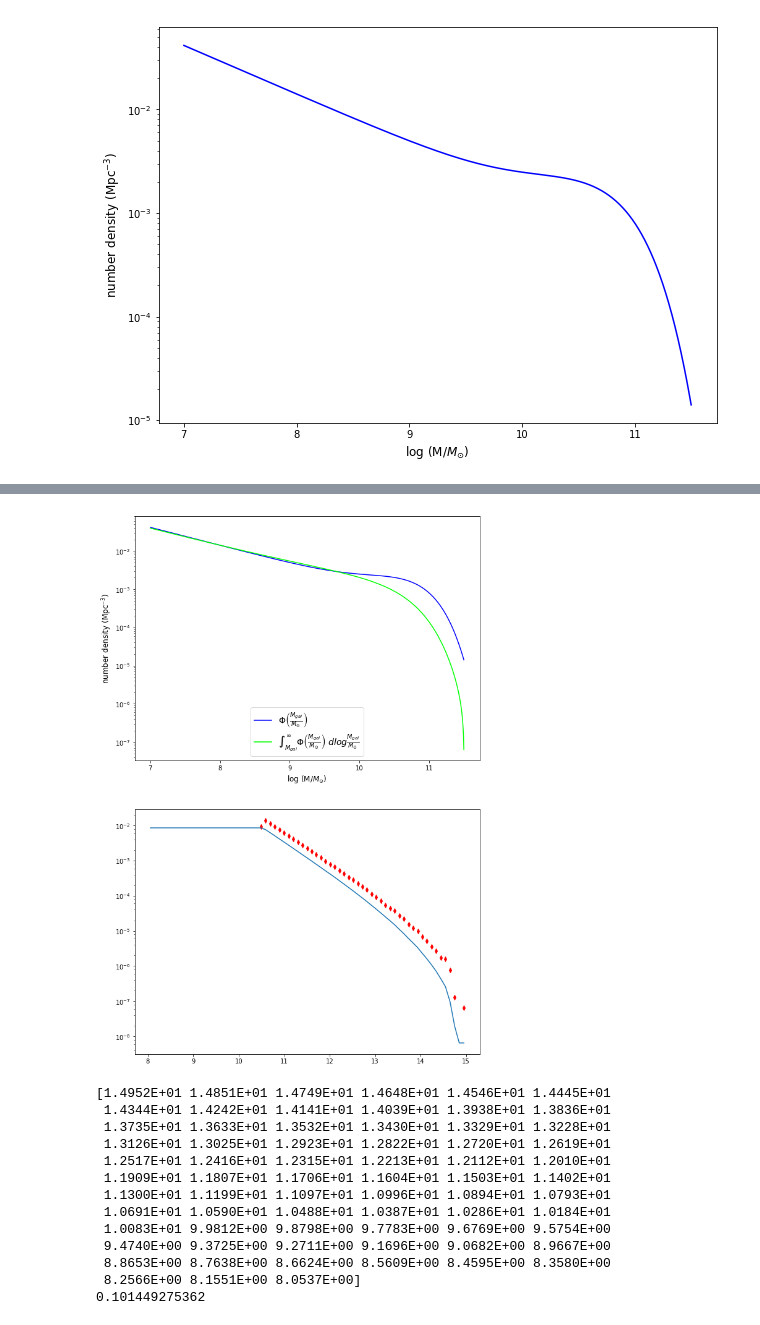
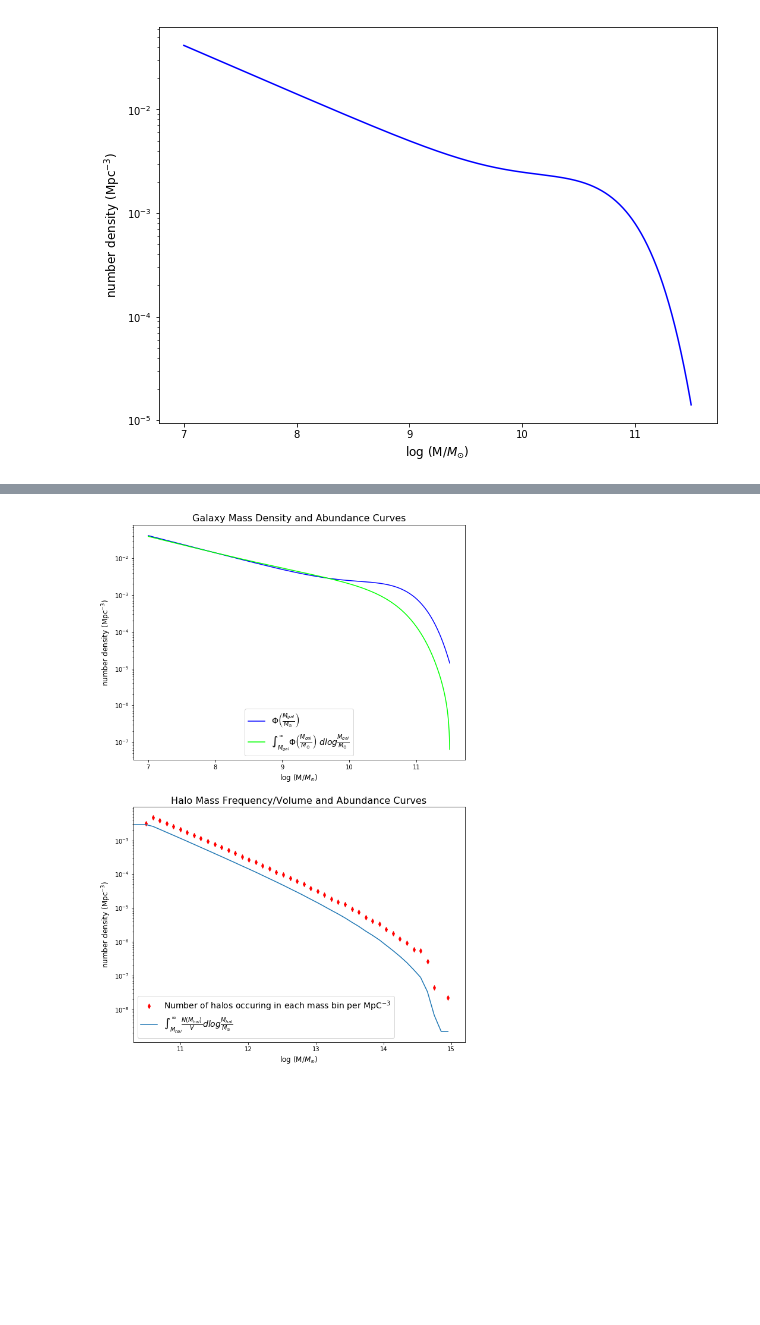
Before and after one commit to patricks1/Tinker, a Jupyter notebook: schechter.ipynb, the cells around one changed output, grey strips where cells are left out. Drawn from its saved outputs; the diff is of its cells as text; code cells hidden in the pictures; blank space fills up the shorter version.

```diff
--- a/schechter.ipynb
+++ b/schechter.ipynb
@@ -51,7 +51,7 @@ halomassplot.set_ylabel('number density (pure count)',fontsize=12)
 halomassplot.set_xlabel('$M_{hal}/M_{\odot}$',fontsize=12)
 halomassplot.set_title('Halo Mass Histogram',fontsize=15)
 
-halofreq=halofreq/(250.)**3. #frequency per cubic megaparsec
+halofreq=halofreq/(250./0.7)**3. #frequency per cubic megaparsec
 midbins = (binsout[1:]+binsout[:-1])/2.
 logmidbins=np.log10(midbins)
 
@@ -110,46 +110,40 @@ revphi = np.flip(phi,0) #reverse galaxy number density array so I can calculate
 revlogmratio = np.flip(logmratio,0) #reverse the logmratio array so I can plot the area later in the code
 dx_gal = (logmratio.max()-logmratio.min())/(len(logmratio))
 sumdy_gal = np.array([revphi[:i].sum() for i in np.arange(1,len(phi)+1,1)])
 galaxyarea=sumdy_gal*dx_gal
 
 fig=plt.figure(figsize=(10,16))
 
 galaxymassplt=fig.add_subplot(2,1,1)
 #Replot the galaxy mass density function created earlier
 galaxymassplt.semilogy(logmratio,phi,'b-',
                       label='$\\Phi \\left(\\frac{M_{gal}}{M_{\\odot}} \\right)$')
 galaxymassplt.set_ylabel('number density (Mpc$^{-3}$)',fontsize=12)
 galaxymassplt.set_xlabel('log (M/$M_{\odot}$)',fontsize=12)
 #Plot the area under the galaxy mass density function according to the integral from M_gal to inf
 galaxymassplt.semilogy(revlogmratio,galaxyarea,color=(0,1,0),
                        label='$\\int_{M_{gal}}^{\\infty}\\Phi \\left(\\frac{M_{gal}}{M_{\\odot}} \\right)\;'
                        'dlog\\frac{M_{gal}}{M_{\\odot}}$')
 galaxymassplt.legend(fontsize=14,loc='lower center')
+galaxymassplt.set_title('Galaxy Mass Density and Abundance Curves',fontsize=16)
 
 #CREATE THE ABUNDANCE CURVE FOR HALO MASS
 revhalofreq = np.flip(halofreq,0) #reverse the halo frequency array so I can calculate the area as the integral from M_hal to inf
 revlogmidbins = np.flip(logmidbins,0) #reverse the logmidbins array so I can plot the area later in the code
 dx_hal=(logbins.max()-logbins.min())/(len(logbins)-1)
 sumdy_hal=np.array([revhalofreq[:i].sum() for i in np.arange(1,len(revhalofreq)+1,1)])
 haloarea=sumdy_hal*dx_hal
 
 haloabundanceplt=fig.add_subplot(2,1,2)
-haloabundanceplt.semilogy(logmidbins,halofreq,'rd',markersize=5)
-haloabundanceplt.semilogy(revlogmidbins,haloarea)
+haloabundanceplt.semilogy(logmidbins,halofreq,'rd',markersize=5,label='Number of halos occuring in each mass bin per MpC$^{-3}$')
+haloabundanceplt.semilogy(revlogmidbins,haloarea,label='$\\int_{M_{hal}}^{\infty}\\frac{N(M_{hal})}{V}dlog\\frac{M_{hal}}{M_{\odot}}$')
+haloabundanceplt.set_xlabel('log (M/$M_{\odot}$)',fontsize=12)
+haloabundanceplt.set_ylabel('number density (Mpc$^{-3}$)',fontsize=12)
+haloabundanceplt.legend(fontsize=14)
+haloabundanceplt.set_title('Halo Mass Frequency/Volume and Abundance Curves',fontsize=16)
+haloabundanceplt.set_xlim(10.3,15.2)
 
+plt.savefig('Abundance Curves.png')
 plt.show()
 # %% [output]
-[figure, old version]
+[figure, new version]
-[1.4952E+01 1.4851E+01 1.4749E+01 1.4648E+01 1.4546E+01 1.4445E+01
- 1.4344E+01 1.4242E+01 1.4141E+01 1.4039E+01 1.3938E+01 1.3836E+01
- 1.3735E+01 1.3633E+01 1.3532E+01 1.3430E+01 1.3329E+01 1.3228E+01
- 1.3126E+01 1.3025E+01 1.2923E+01 1.2822E+01 1.2720E+01 1.2619E+01
- 1.2517E+01 1.2416E+01 1.2315E+01 1.2213E+01 1.2112E+01 1.2010E+01
- 1.1909E+01 1.1807E+01 1.1706E+01 1.1604E+01 1.1503E+01 1.1402E+01
- 1.1300E+01 1.1199E+01 1.1097E+01 1.0996E+01 1.0894E+01 1.0793E+01
- 1.0691E+01 1.0590E+01 1.0488E+01 1.0387E+01 1.0286E+01 1.0184E+01
- 1.0083E+01 9.9812E+00 9.8798E+00 9.7783E+00 9.6769E+00 9.5754E+00
- 9.4740E+00 9.3725E+00 9.2711E+00 9.1696E+00 9.0682E+00 8.9667E+00
- 8.8653E+00 8.7638E+00 8.6624E+00 8.5609E+00 8.4595E+00 8.3580E+00
- 8.2566E+00 8.1551E+00 8.0537E+00]
-0.101449275362
```
Also changed, not shown: parts of 3 cells of this notebook.
